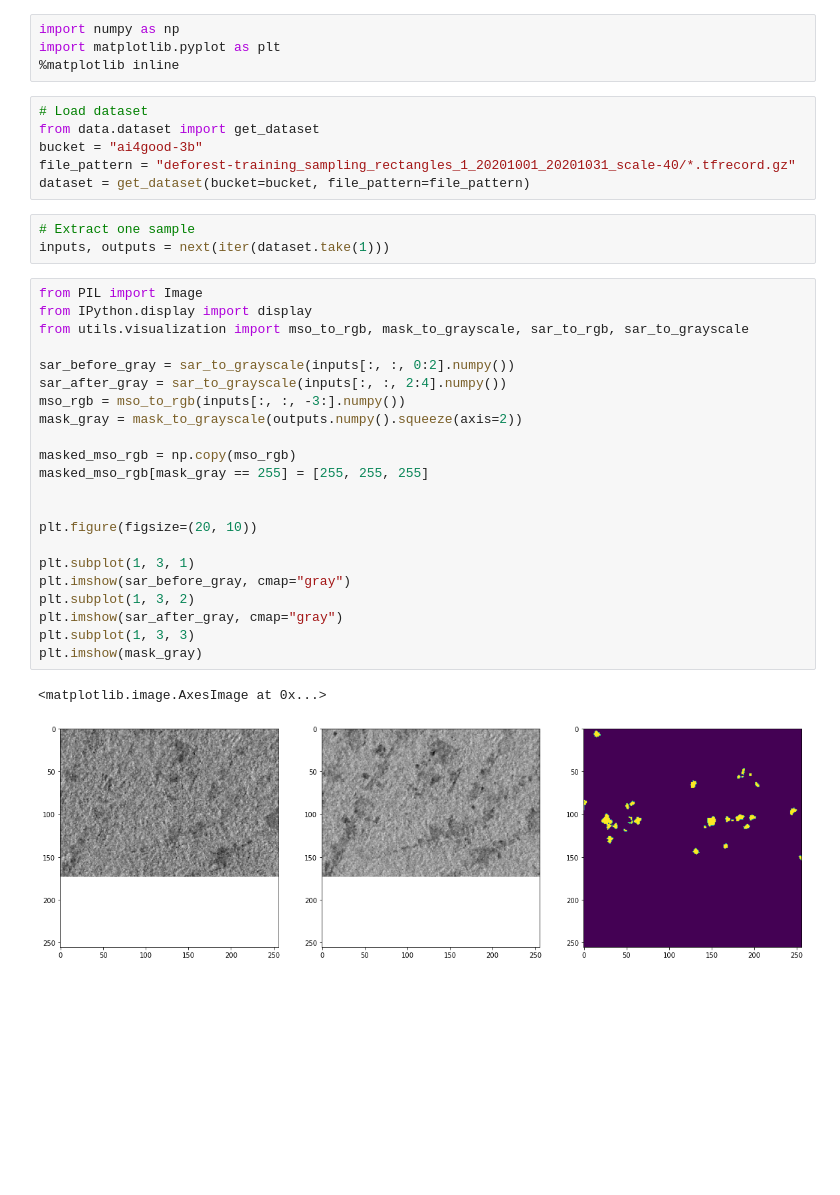
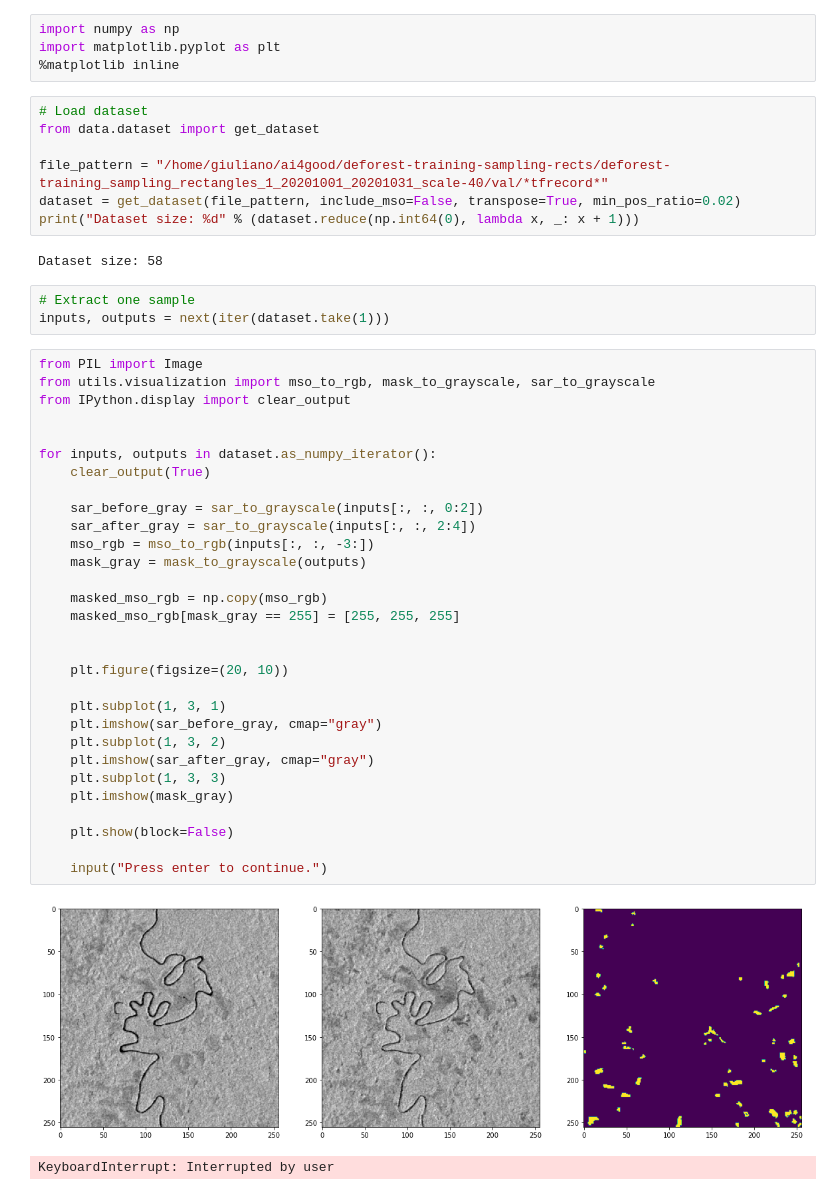
Before and after one commit to boeselfr/ai4good, a Jupyter notebook: notebooks/visualize_before_after_sample.ipynb, the cells around one changed output. Cells and saved outputs as stored; diff of their text form; blank space fills up the shorter version.

```diff
--- a/notebooks/visualize_before_after_sample.ipynb
+++ b/notebooks/visualize_before_after_sample.ipynb
@@ -18,34 +18,45 @@ import matplotlib.pyplot as plt
 # %%
 # Load dataset
 from data.dataset import get_dataset
-bucket = "ai4good-3b"
-file_pattern = "deforest-training_sampling_rectangles_1_20201001_20201031_scale-40/*.tfrecord.gz"
-dataset = get_dataset(bucket=bucket, file_pattern=file_pattern)
+
+file_pattern = "/home/giuliano/ai4good/deforest-training-sampling-rects/deforest-training_sampling_rectangles_1_20201001_20201031_scale-40/val/*tfrecord*"
+dataset = get_dataset(file_pattern, include_mso=False, transpose=True, min_pos_ratio=0.02)
+print("Dataset size: %d" % (dataset.reduce(np.int64(0), lambda x, _: x + 1)))
+# %% [output]
+Dataset size: 58
 # %%
 # Extract one sample
 inputs, outputs = next(iter(dataset.take(1)))
 # %%
 from PIL import Image
-from IPython.display import display
-from utils.visualization import mso_to_rgb, mask_to_grayscale, sar_to_rgb, sar_to_grayscale
-
-sar_before_gray = sar_to_grayscale(inputs[:, :, 0:2].numpy())
-sar_after_gray = sar_to_grayscale(inputs[:, :, 2:4].numpy())
-mso_rgb = mso_to_rgb(inputs[:, :, -3:].numpy())
-mask_gray = mask_to_grayscale(outputs.numpy().squeeze(axis=2))
-
-masked_mso_rgb = np.copy(mso_rgb)
-masked_mso_rgb[mask_gray == 255] = [255, 255, 255]
+from utils.visualization import mso_to_rgb, mask_to_grayscale, sar_to_grayscale
+from IPython.display import clear_output
 
 
-plt.figure(figsize=(20, 10))
+for inputs, outputs in dataset.as_numpy_iterator():
+    clear_output(True)
 
-plt.subplot(1, 3, 1)
-plt.imshow(sar_before_gray, cmap="gray")
-plt.subplot(1, 3, 2)
-plt.imshow(sar_after_gray, cmap="gray")
-plt.subplot(1, 3, 3)
-plt.imshow(mask_gray)
+    sar_before_gray = sar_to_grayscale(inputs[:, :, 0:2])
+    sar_after_gray = sar_to_grayscale(inputs[:, :, 2:4])
+    mso_rgb = mso_to_rgb(inputs[:, :, -3:])
+    mask_gray = mask_to_grayscale(outputs)
+
+    masked_mso_rgb = np.copy(mso_rgb)
+    masked_mso_rgb[mask_gray == 255] = [255, 255, 255]
+
+
+    plt.figure(figsize=(20, 10))
+
+    plt.subplot(1, 3, 1)
+    plt.imshow(sar_before_gray, cmap="gray")
+    plt.subplot(1, 3, 2)
+    plt.imshow(sar_after_gray, cmap="gray")
+    plt.subplot(1, 3, 3)
+    plt.imshow(mask_gray)
+
+    plt.show(block=False)
+
+    input("Press enter to continue.")
 # %% [output]
+[figure, new version]
-<matplotlib.image.AxesImage at 0x...>
+KeyboardInterrupt: Interrupted by user
-[figure, old version]
```
Also changed, not shown: 3 other files.
